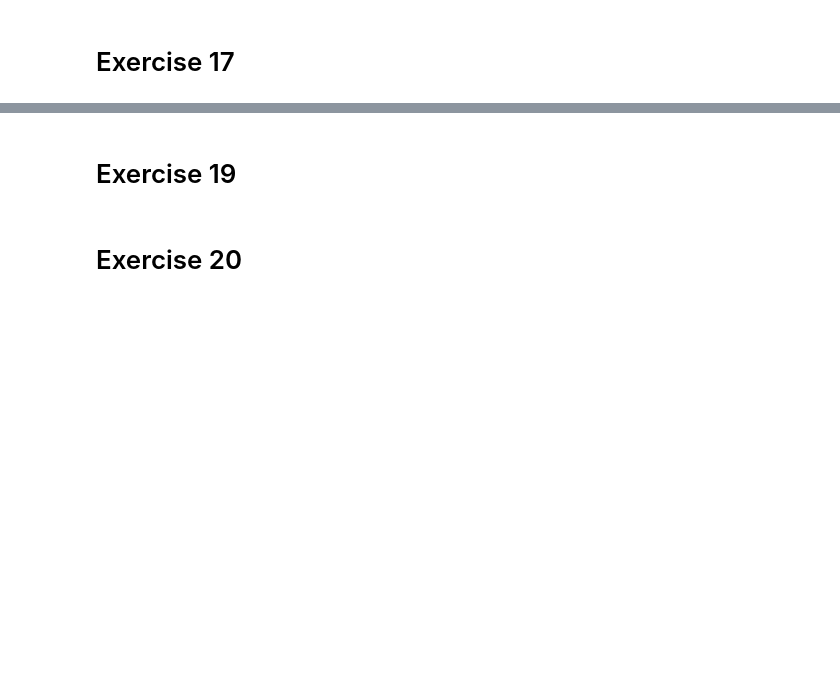
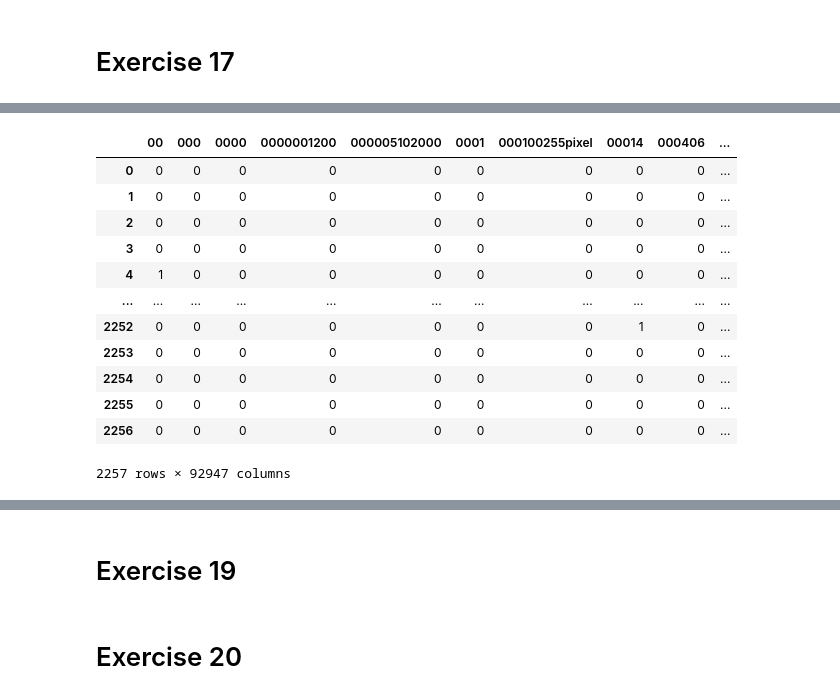
Before and after one commit to Thewo-6/DM2025-Lab1-Exercise, a Jupyter notebook: DM2025-Lab1-Homework.ipynb, the cells around one changed output, grey strips where cells are left out. Drawn from its saved outputs; the diff is of its cells as text; code cells hidden in the pictures; blank space fills up the shorter version.

```diff
--- a/DM2025-Lab1-Homework.ipynb
+++ b/DM2025-Lab1-Homework.ipynb
@@ -526,0 +834,41 @@ After reviewing the words filtered in each category, I noticed that some terms a
+# %%
+import pandas as pd
+from sklearn.feature_extraction.text import CountVectorizer
+
+# Convert 'text' column into document-term matrix using CountVectorizer
+count_vect = CountVectorizer()
+X_dtm = count_vect.fit_transform(X['text'])  # X['text'] contains your text data
+terms = count_vect.get_feature_names_out()  # Original terms in the vocabulary
+
+# Tokenize the sentences into sets of unique words
+X['tokenized_text'] = X['text'].str.split().apply(set)
+
+# Initialize the pattern matrix
+pattern_matrix = pd.DataFrame(0, index=X.index, columns=final_pattern_df['Patterns'])
+
+# Iterate over each pattern and check if all words in the pattern are present in the tokenized sentence
+for pattern in final_pattern_df['Patterns']:
+    pattern_words = set(pattern.split())  # Tokenize pattern into words
+    pattern_matrix[pattern] = X['tokenized_text'].apply(lambda x: 1 if pattern_words.issubset(x) else 0)
+
+# Convert the document-term matrix to a DataFrame for easy merging
+dtm_df = pd.DataFrame(X_dtm.toarray(), columns=terms, index=X.index)
+
+# Concatenate the original DTM and the pattern matrix to augment the features
+augmented_df = pd.concat([dtm_df, pattern_matrix], axis=1)
+
+augmented_df
+# %% [output]
+|  | 00 | 000 | 0000 | 0000001200 | 000005102000 | 0001 | 000100255pixel | 00014 | 000406 | ... |
+| 0 | 0 | 0 | 0 | 0 | 0 | 0 | 0 | 0 | 0 | ... |
+| 1 | 0 | 0 | 0 | 0 | 0 | 0 | 0 | 0 | 0 | ... |
+| 2 | 0 | 0 | 0 | 0 | 0 | 0 | 0 | 0 | 0 | ... |
+| 3 | 0 | 0 | 0 | 0 | 0 | 0 | 0 | 0 | 0 | ... |
+| 4 | 1 | 0 | 0 | 0 | 0 | 0 | 0 | 0 | 0 | ... |
+| ... | ... | ... | ... | ... | ... | ... | ... | ... | ... | ... |
+| 2252 | 0 | 0 | 0 | 0 | 0 | 0 | 0 | 1 | 0 | ... |
+| 2253 | 0 | 0 | 0 | 0 | 0 | 0 | 0 | 0 | 0 | ... |
+| 2254 | 0 | 0 | 0 | 0 | 0 | 0 | 0 | 0 | 0 | ... |
+| 2255 | 0 | 0 | 0 | 0 | 0 | 0 | 0 | 0 | 0 | ... |
+| 2256 | 0 | 0 | 0 | 0 | 0 | 0 | 0 | 0 | 0 | ... |
+2257 rows × 92947 columns
```
Also changed, not shown: parts of 15 cells of this notebook, 9 other files.
